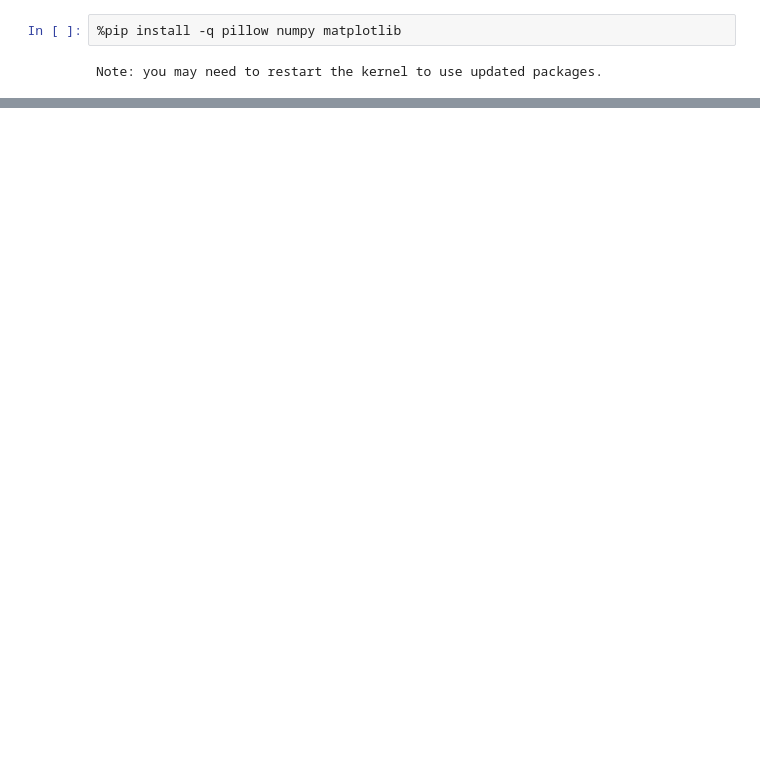
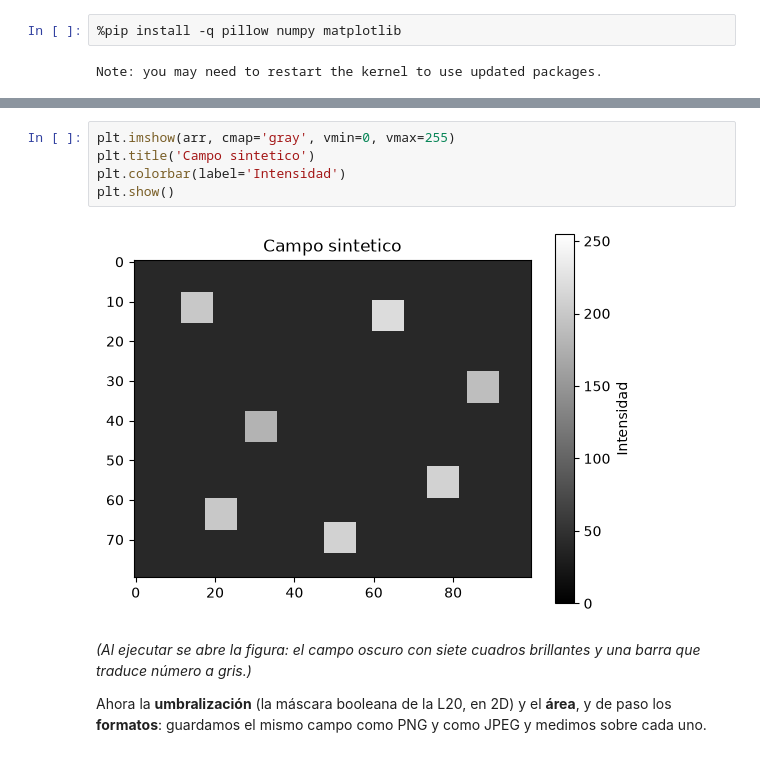
Before and after one commit to devomh/comp3005-2026, a Jupyter notebook: u03_scientific_computing/l24_lab_scientific_images.ipynb, the cells around one changed output, grey strips where cells are left out. Saved outputs shown, nothing was run; the diff lists cells and outputs as text; blank space fills up the shorter version.

Commit message:
sync: L24 v2 imagenes reales (nucleos, hoja, gel), histogramas, color, filtros e IA responsable

```diff
--- a/u03_scientific_computing/l24_lab_scientific_images.ipynb
+++ b/u03_scientific_computing/l24_lab_scientific_images.ipynb
@@ -258,0 +72,11 @@ Al ejecutarlo imprime `numero de picos: 4`. Es la misma técnica del gel: la fun
+# %%
+plt.imshow(arr, cmap='gray', vmin=0, vmax=255)
+plt.title('Campo sintetico')
+plt.colorbar(label='Intensidad')
+plt.show()
+# %% [output]
+[figure, added]
+# %% [markdown]
+*(Al ejecutar se abre la figura: el campo oscuro con siete cuadros brillantes y una barra que traduce número a gris.)*
+
+Ahora la **umbralización** (la máscara booleana de la L20, en 2D) y el **área**, y de paso los **formatos**: guardamos el mismo campo como PNG y como JPEG y medimos sobre cada uno.
```
Also changed, not shown: parts of 84 cells of this notebook, 8 other files.
